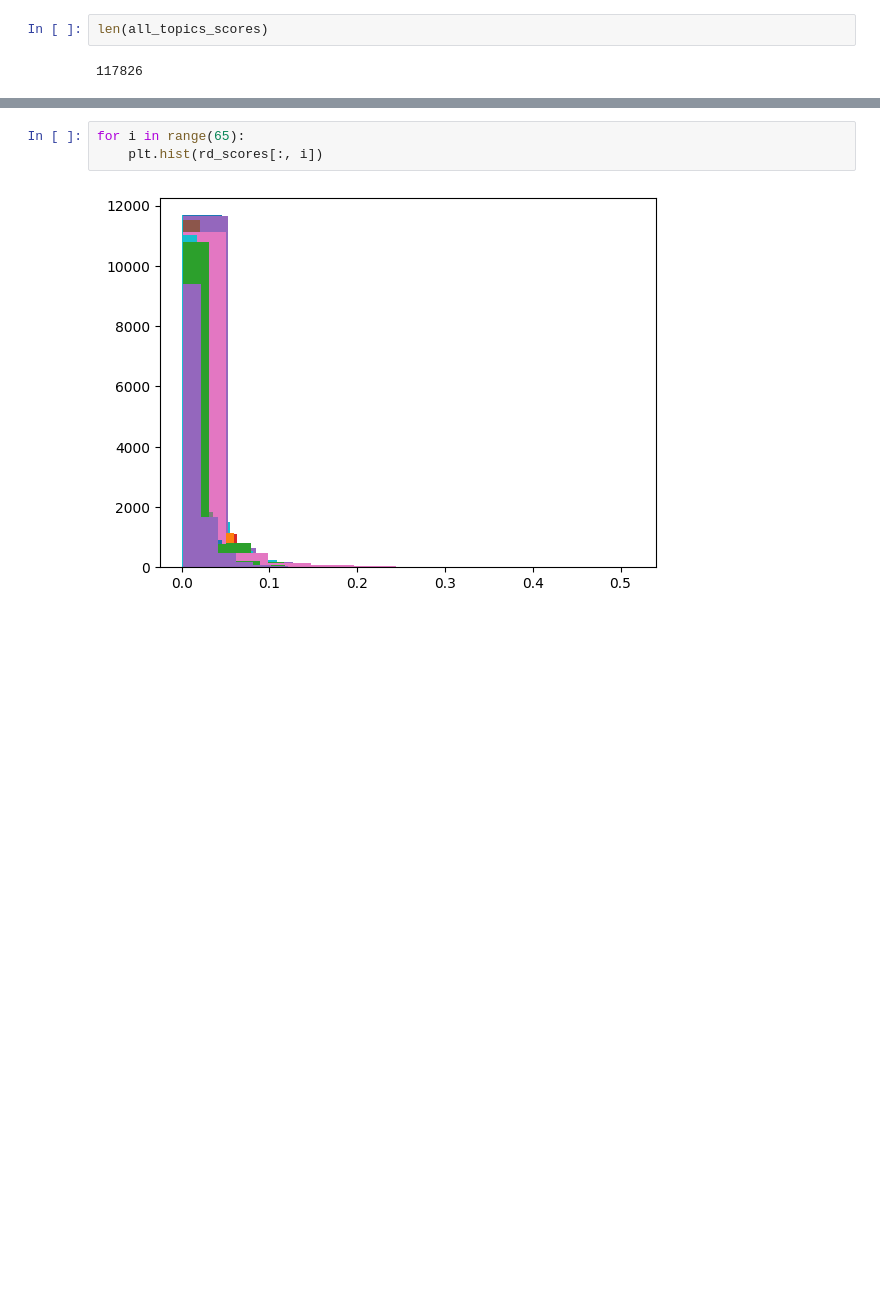
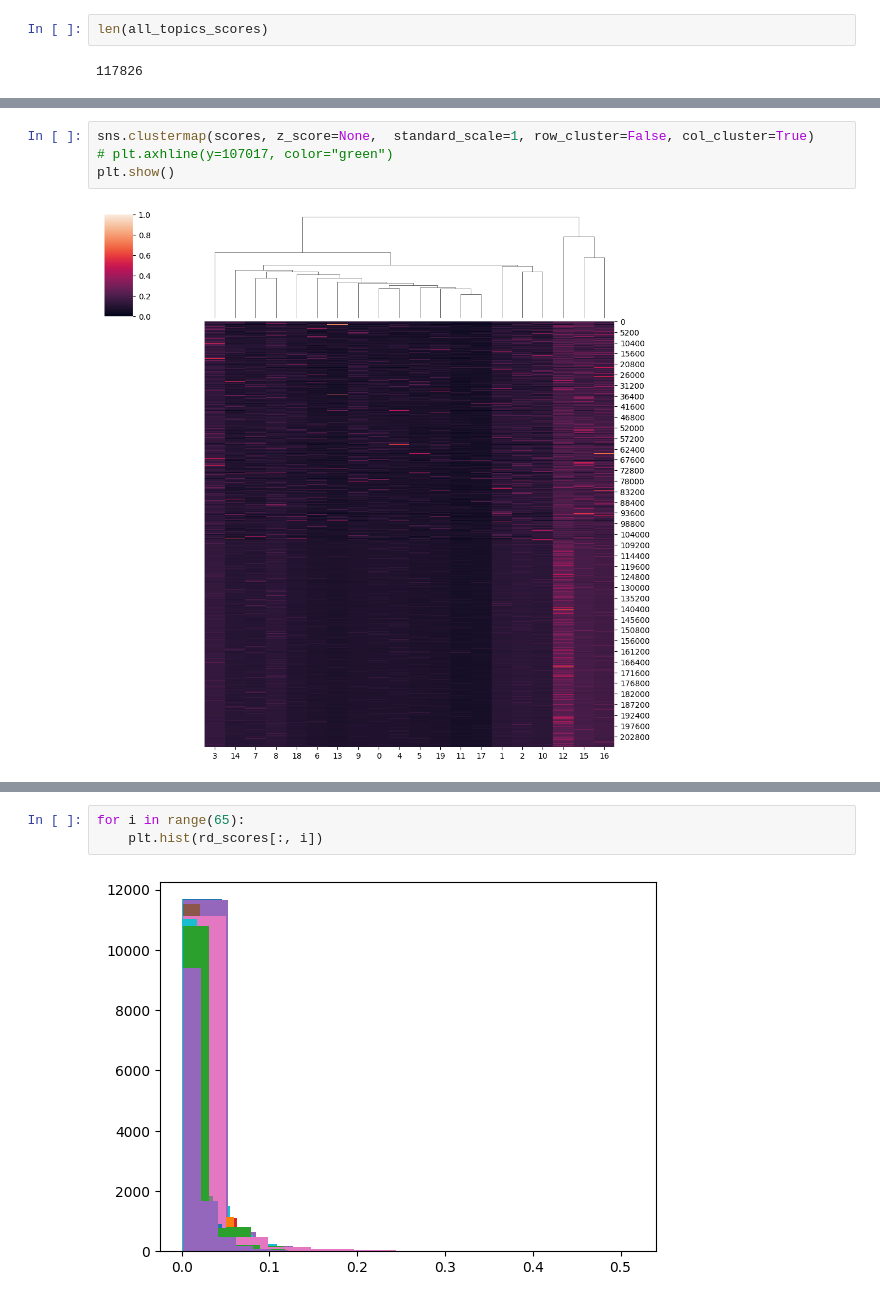
Before and after one commit to Small-Samori/tiktok, a Jupyter notebook: lda_pipeline/Untitled.ipynb, the cells around one changed output, grey strips where cells are left out. Drawn from its saved outputs; the diff is of its cells as text; blank space fills up the shorter version.

```diff
--- a/lda_pipeline/Untitled.ipynb
+++ b/lda_pipeline/Untitled.ipynb
@@ -381,0 +418,6 @@ len(all_topics_scores)
+# %%
+sns.clustermap(scores, z_score=None,  standard_scale=1, row_cluster=False, col_cluster=True)
+# plt.axhline(y=107017, color="green")
+plt.show()
+# %% [output]
+[figure, added]
```
Also changed, not shown: parts of 29 cells of this notebook, 5 other files.
